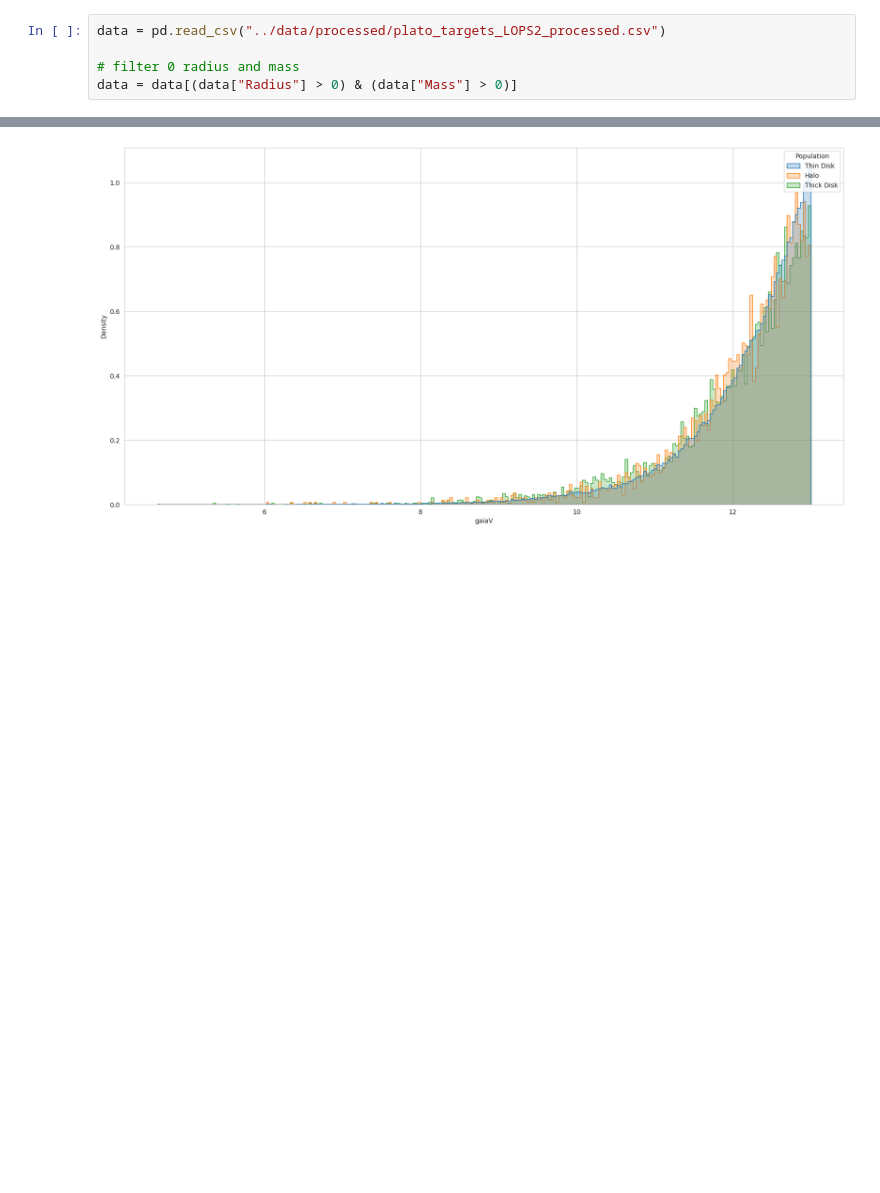
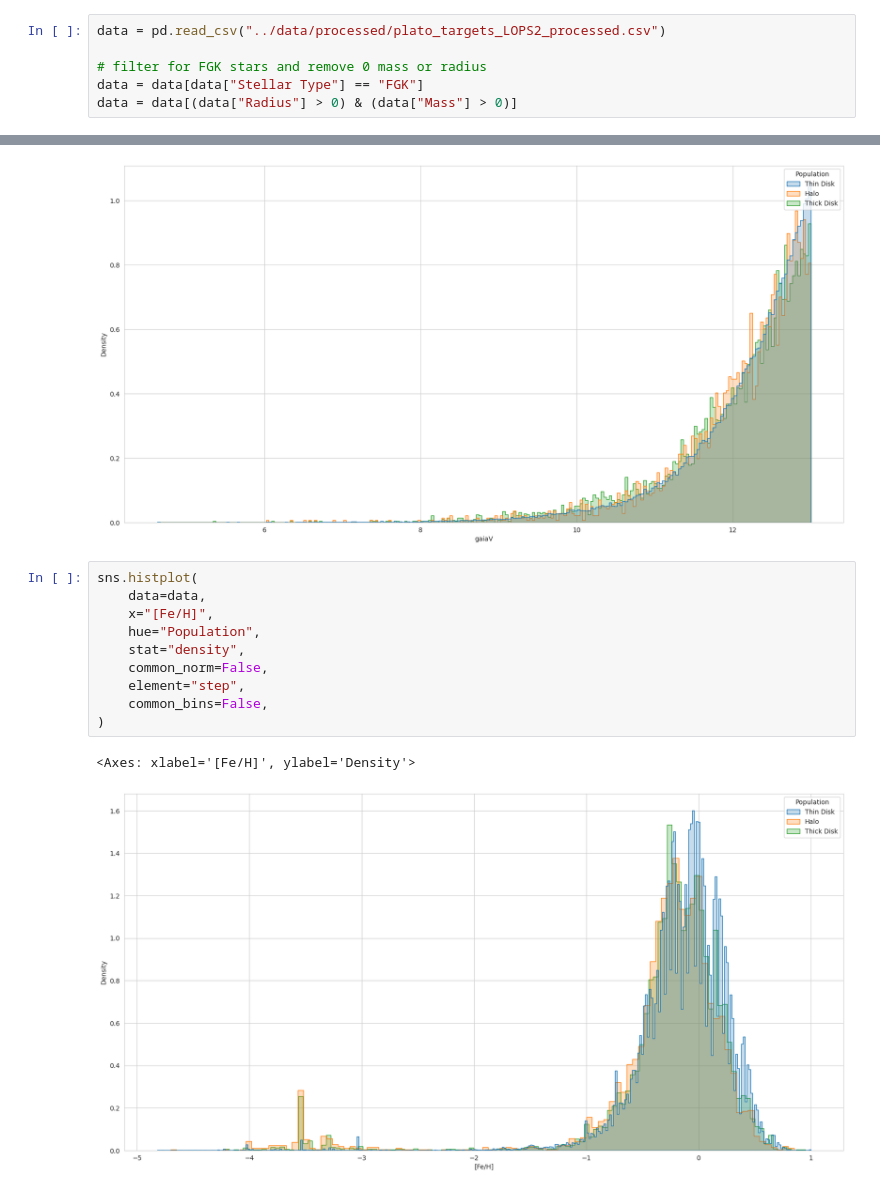
Before and after one commit to ChrisBoettner/plato, a Jupyter notebook: notebooks/04_stellar_populations.ipynb, the cells around one changed output, grey strips where cells are left out. Cells and saved outputs as stored; diff of their text form; blank space fills up the shorter version.

```diff
--- a/notebooks/04_stellar_populations.ipynb
+++ b/notebooks/04_stellar_populations.ipynb
@@ -9,7 +9,8 @@ sns.set_style("whitegrid")
 # %%
 data = pd.read_csv("../data/processed/plato_targets_LOPS2_processed.csv")
 
-# filter 0 radius and mass
+# filter for FGK stars and remove 0 mass or radius
+data = data[data["Stellar Type"] == "FGK"]
 data = data[(data["Radius"] > 0) & (data["Mass"] > 0)]
 # %%
 sns.histplot(
@@ -47,3 +48,16 @@ sns.histplot(
 # %% [output]
 <Axes: xlabel='gaiaV', ylabel='Density'>
 [figure]
+# %%
+sns.histplot(
+    data=data,
+    x="[Fe/H]",
+    hue="Population",
+    stat="density",
+    common_norm=False,
+    element="step",
+    common_bins=False,
+)
+# %% [output]
+<Axes: xlabel='[Fe/H]', ylabel='Density'>
+[figure, added]
```
Also changed, not shown: parts of 4 cells of this notebook, 2 other files.
